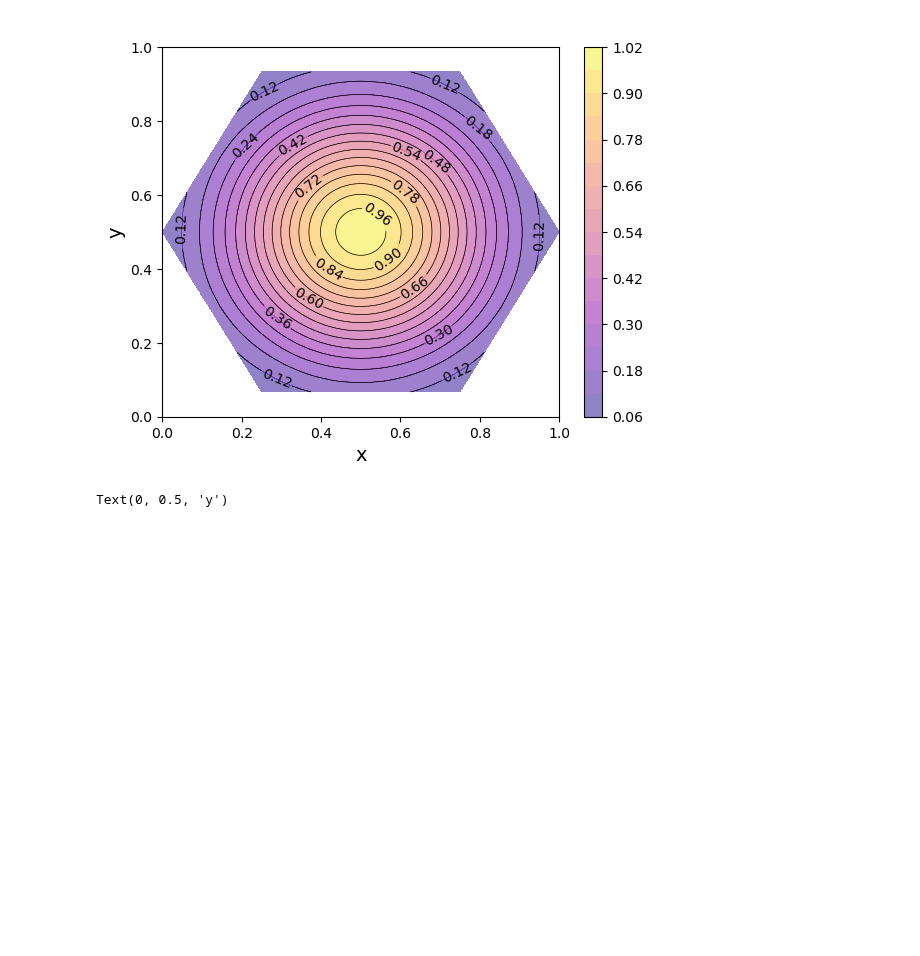
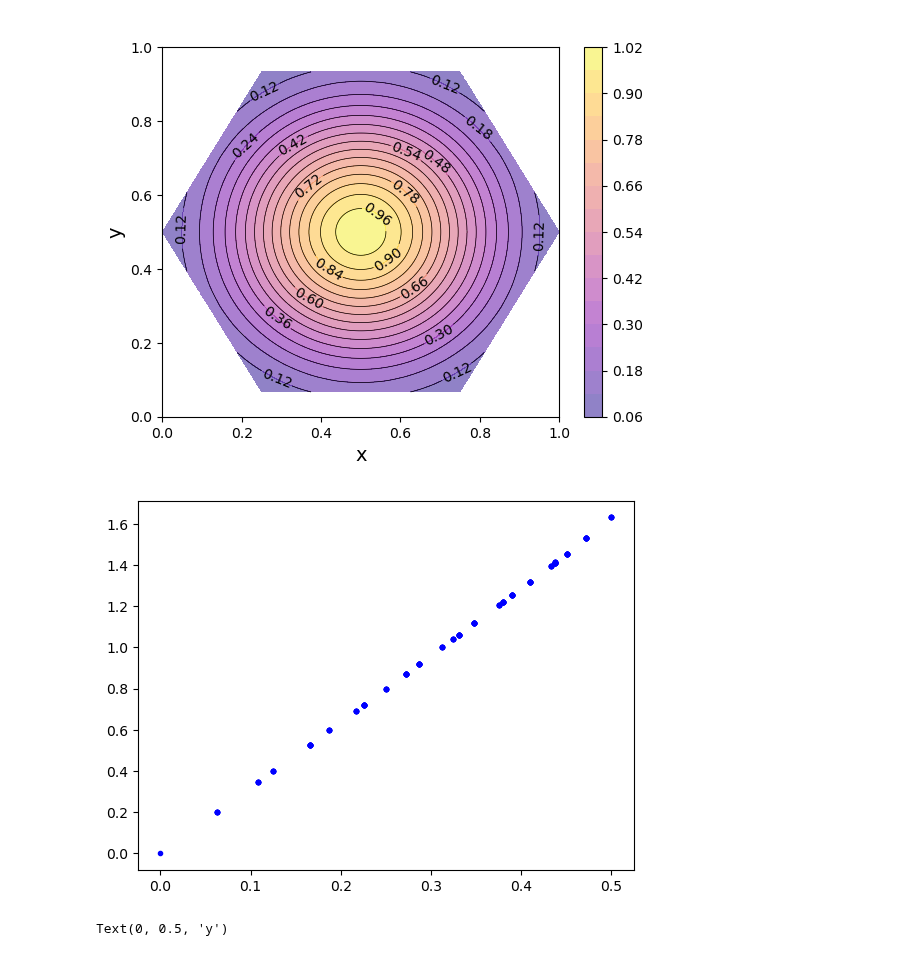
Before and after one commit to JaNiebu/BT_DECinPhysics, a Jupyter notebook: PoissonGauss.ipynb, the cells around one changed output. Saved outputs shown, nothing was run; the diff lists cells and outputs as text; code cells hidden in the pictures; blank space fills up the shorter version.

```diff
--- a/plot.ipynb
+++ b/PoissonGauss.ipynb
@@ -26,7 +26,7 @@ n_t = len(T)
 
 
 
-Sol = np.genfromtxt("Solutions/PoissonSolutionRing8.txt")
+Sol = np.genfromtxt("Solutions/PoissonGaussSolutionRing8.txt")
 # %%
 def InterpolationPlot( Vertices , Values, Title, Triangulation):
     #define grid
@@ -88,33 +88,39 @@ def InterpolationPlot2( Vertices , Values, Title, Triangulation):
     yi = np.linspace(0.,1.,1001)
     # grid the data
     zi = griddata( Vertices , Values, (xi[None,:], yi[:,None]), method='cubic')
     # contour the gridded data, plotting dots at the randomly spaced data points.
     CS1 = plt.contour(xi,yi,zi,15,linewidths=0.5,colors='k')
     CS2 = plt.contourf(xi,yi,zi,15,cmap='jet_r',alpha=0.5)
     #plt.clabel(CS1, inline=True)
     plt.colorbar() # draw colorbar
     # plot data points.
     #plt.scatter(V[::,:1:],V[::,1::],marker='o',c='b',s=10,alpha=.5)
     #for i in range(0, len(Triangulation) , 1):
     #    for j in range( 0, 3 , 1):
     #            k = int(Triangulation[i][j])
     #            l = int(Triangulation[i][(j+1)%3])
     #            plt.plot( [V[k][0],V[l][0]], [V[k][1],V[l][1]] , c='grey',alpha=0.3)
     plt.xlim(0,1)
     plt.ylim(0,1)
     plt.title(Title)
 
 
 
 
 def AnaPot( x,y ):
     r = ((x-0.5)**2 + (y-0.5)**2)**0.5
     Val = math.exp(-10.*r**2)
     return Val
 
 Error = []
 for i in range(0,len(Sol)):
     Error.append((Sol[i]+constant2-AnaPot(V[i][0],V[i][1]))/AnaPot(V[i][0],V[i][1]))
+
+for i in range(0,len(V)):
+    r = ((V[i][0]-0.5)**2 + (V[i][1]-0.5)**2)**0.5
+    plt.scatter(r,math.sqrt(abs(math.log(Sol[i]+constant2))),color='b',marker='.')
+# %% [output]
+[figure, added]
 # %%
 InterpolationPlot2(V , Error , " ", T)
 plt.xlabel('x',fontsize=14)
```
Also changed, not shown: 3 other files.
